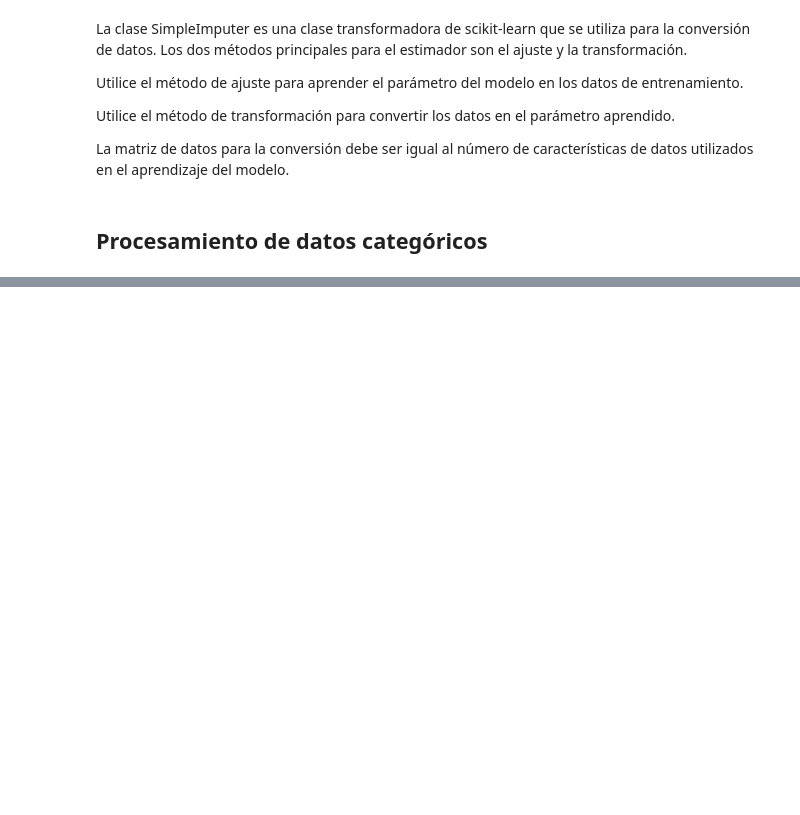
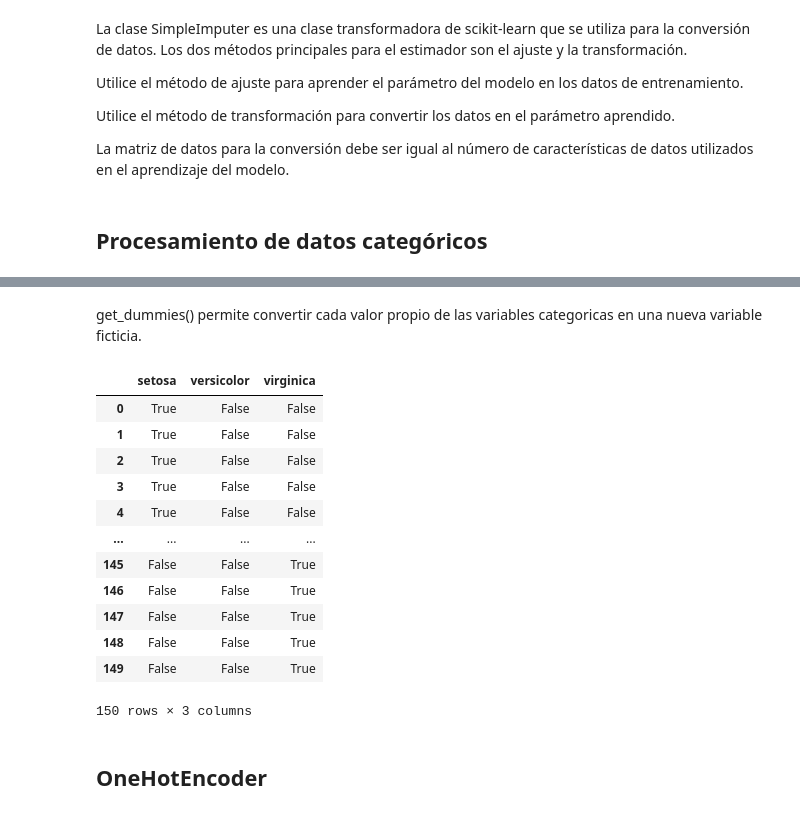
Before and after one commit to sebastianzzab/Curso-SIC, a Jupyter notebook: Semana 14/Clase 1.ipynb, the cells around one changed output, grey strips where cells are left out. Drawn from its saved outputs; the diff is of its cells as text; code cells hidden in the pictures; blank space fills up the shorter version.

Commit message:
Se agregaron nuevas carpetas y archivos de practica

```diff
--- a/Semana 14/Clase 1.ipynb
+++ b/Semana 14/Clase 1.ipynb
@@ -460,0 +601,3 @@ La matriz de datos para la conversión debe ser igual al número de característ
+# %%
+iris = pd.DataFrame(iris.target, columns=['species'])
+iris
@@ -460,0 +618,3 @@ La matriz de datos para la conversión debe ser igual al número de característ
+# %%
+iris['species'].replace({0:'setosa',1:'versicolor',2:'virginica'}, inplace=True)
+iris
@@ -460,0 +641,20 @@ La matriz de datos para la conversión debe ser igual al número de característ
+# %% [markdown]
+get_dummies() permite convertir cada valor propio de las variables categoricas en una nueva variable ficticia.
+# %%
+pd.get_dummies(iris['species'])
+# %% [output]
+|  | setosa | versicolor | virginica |
+| 0 | True | False | False |
+| 1 | True | False | False |
+| 2 | True | False | False |
+| 3 | True | False | False |
+| 4 | True | False | False |
+| ... | ... | ... | ... |
+| 145 | False | False | True |
+| 146 | False | False | True |
+| 147 | False | False | True |
+| 148 | False | False | True |
+| 149 | False | False | True |
+150 rows × 3 columns
+# %% [markdown]
+## OneHotEncoder
```
Also changed, not shown: parts of 35 cells of this notebook, 4 other files.
